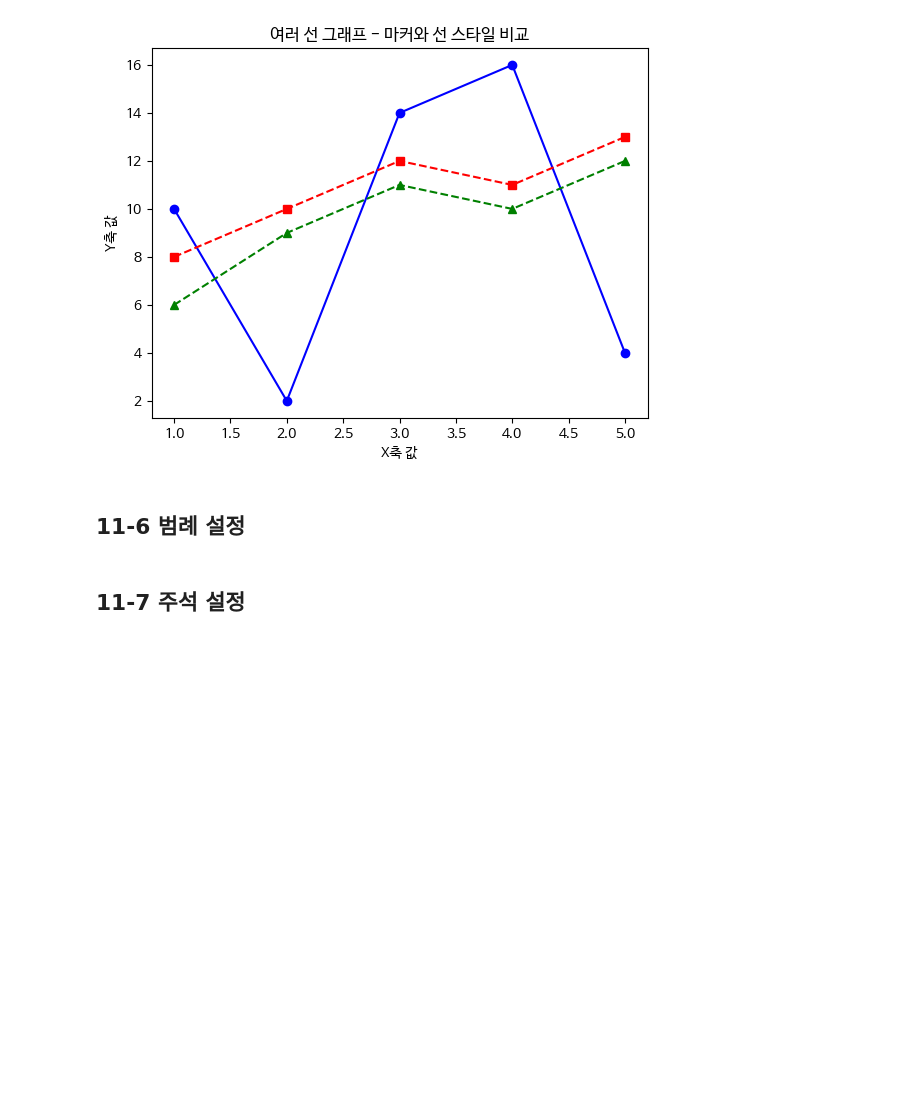
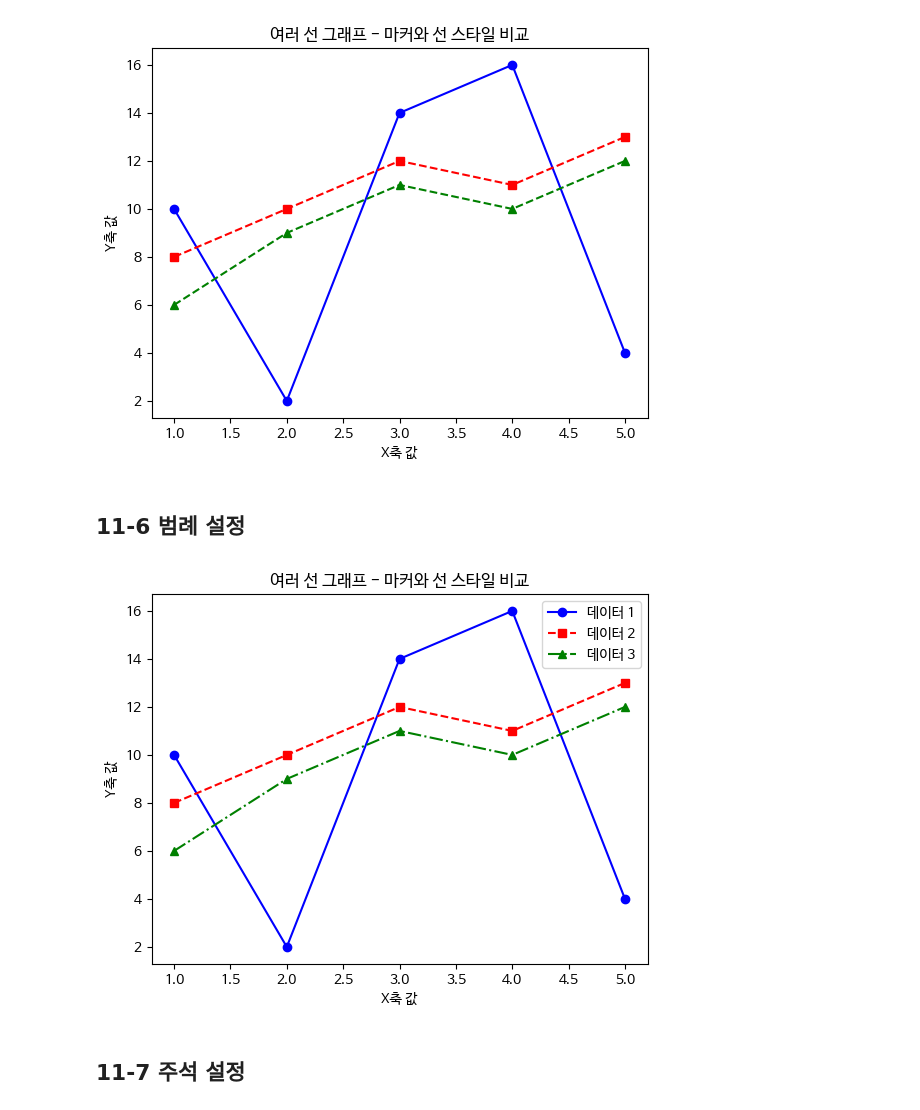
Before and after one commit to Dayeong-Hwang/Data-Analysis-with-Open-Source, a Jupyter notebook: 오픈소스_데이터_분석_11강.ipynb, the cells around one changed output. Saved outputs shown, nothing was run; the diff lists cells and outputs as text; code cells hidden in the pictures; blank space fills up the shorter version.

```diff
--- a/오픈소스_데이터_분석_11강.ipynb
+++ b/오픈소스_데이터_분석_11강.ipynb
@@ -159,25 +159,28 @@ plt.show()
 # %%
 import matplotlib.pyplot as plt
 
 ## 데이터 정의
 x = [1, 2, 3, 4, 5]
 y1 = [10, 2, 14, 16, 4]
 y2 = [8, 10, 12, 11, 13]
 y3 = [6, 9, 11, 10, 12]
 
 ## 여러 선 그래프 그리기
 plt.plot(x, y1, marker='o', linestyle='-', color='blue', label='데이터 1')
 plt.plot(x, y2, marker='s', linestyle='--', color='red', label='데이터 2')
 plt.plot(x, y3, marker='^', linestyle='-.', color='green', label='데이터 3')
 
 ## 제목 및 축 레이블 설정
 plt.title("여러 선 그래프 - 마커와 선 스타일 비교")
 plt.xlabel("X축 값")
 plt.ylabel("Y축 값")
 
 # 범례 추가
+plt.legend()
 
 plt.show()
+# %% [output]
+[figure, added]
 # %% [markdown]
 ## 11-7 주석 설정
 # %%
```
Also changed, not shown: parts of 1 cell of this notebook.
